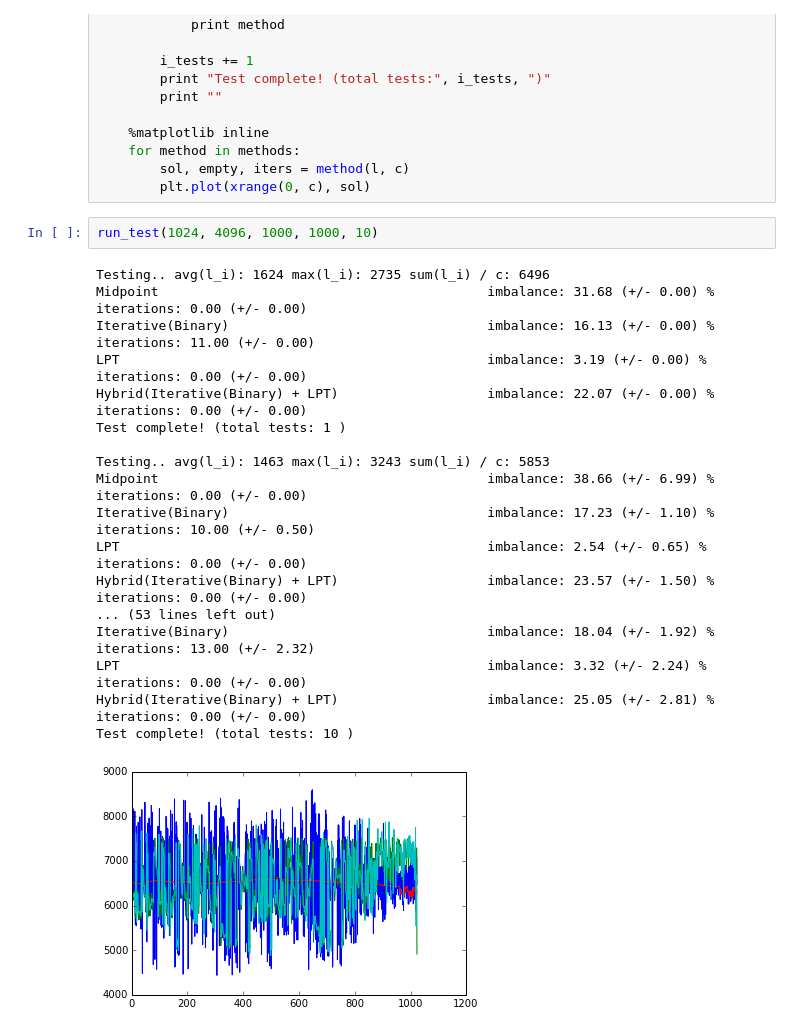
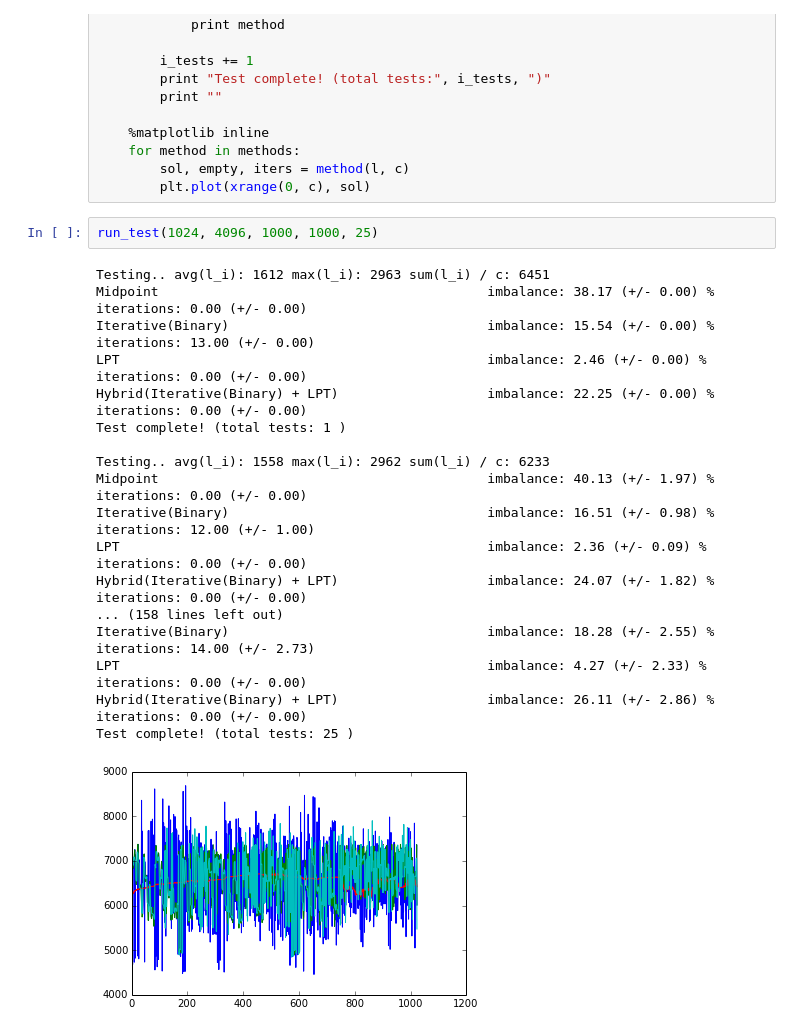
Before and after one commit to meistero/Samoa, a Jupyter notebook: scripts/python/load_balancing.ipynb, the cells around one changed output. Saved outputs shown, nothing was run; the diff lists cells and outputs as text.

```diff
--- a/scripts/python/load_balancing.ipynb
+++ b/scripts/python/load_balancing.ipynb
@@ -338,23 +338,23 @@ def run_test(c, n, mu, sigma, max_tests):
         sol, empty, iters = method(l, c)
         plt.plot(xrange(0, c), sol)
 # %%
-run_test(1024, 4096, 1000, 1000, 10)
+run_test(1024, 4096, 1000, 1000, 25)
 # %% [output]
-Testing.. avg(l_i): 1624 max(l_i): 2735 sum(l_i) / c: 6496
-Midpoint                                          imbalance: 31.68 (+/- 0.00) % iterations: 0.00 (+/- 0.00)
-Iterative(Binary)                                 imbalance: 16.13 (+/- 0.00) % iterations: 11.00 (+/- 0.00)
-LPT                                               imbalance: 3.19 (+/- 0.00) % iterations: 0.00 (+/- 0.00)
-Hybrid(Iterative(Binary) + LPT)                   imbalance: 22.07 (+/- 0.00) % iterations: 0.00 (+/- 0.00)
+Testing.. avg(l_i): 1612 max(l_i): 2963 sum(l_i) / c: 6451
+Midpoint                                          imbalance: 38.17 (+/- 0.00) % iterations: 0.00 (+/- 0.00)
+Iterative(Binary)                                 imbalance: 15.54 (+/- 0.00) % iterations: 13.00 (+/- 0.00)
+LPT                                               imbalance: 2.46 (+/- 0.00) % iterations: 0.00 (+/- 0.00)
+Hybrid(Iterative(Binary) + LPT)                   imbalance: 22.25 (+/- 0.00) % iterations: 0.00 (+/- 0.00)
 Test complete! (total tests: 1 )
 
-Testing.. avg(l_i): 1463 max(l_i): 3243 sum(l_i) / c: 5853
-Midpoint                                          imbalance: 38.66 (+/- 6.99) % iterations: 0.00 (+/- 0.00)
-Iterative(Binary)                                 imbalance: 17.23 (+/- 1.10) % iterations: 10.00 (+/- 0.50)
-LPT                                               imbalance: 2.54 (+/- 0.65) % iterations: 0.00 (+/- 0.00)
-Hybrid(Iterative(Binary) + LPT)                   imbalance: 23.57 (+/- 1.50) % iterations: 0.00 (+/- 0.00)
-... (53 lines left out)
-Iterative(Binary)                                 imbalance: 18.04 (+/- 1.92) % iterations: 13.00 (+/- 2.32)
-LPT                                               imbalance: 3.32 (+/- 2.24) % iterations: 0.00 (+/- 0.00)
-Hybrid(Iterative(Binary) + LPT)                   imbalance: 25.05 (+/- 2.81) % iterations: 0.00 (+/- 0.00)
-Test complete! (total tests: 10 )
+Testing.. avg(l_i): 1558 max(l_i): 2962 sum(l_i) / c: 6233
+Midpoint                                          imbalance: 40.13 (+/- 1.97) % iterations: 0.00 (+/- 0.00)
+Iterative(Binary)                                 imbalance: 16.51 (+/- 0.98) % iterations: 12.00 (+/- 1.00)
+LPT                                               imbalance: 2.36 (+/- 0.09) % iterations: 0.00 (+/- 0.00)
+Hybrid(Iterative(Binary) + LPT)                   imbalance: 24.07 (+/- 1.82) % iterations: 0.00 (+/- 0.00)
+... (158 lines left out)
+Iterative(Binary)                                 imbalance: 18.28 (+/- 2.55) % iterations: 14.00 (+/- 2.73)
+LPT                                               imbalance: 4.27 (+/- 2.33) % iterations: 0.00 (+/- 0.00)
+Hybrid(Iterative(Binary) + LPT)                   imbalance: 26.11 (+/- 2.86) % iterations: 0.00 (+/- 0.00)
+Test complete! (total tests: 25 )
-[figure, old version]
+[figure, new version]
```
Also changed, not shown: 2 other files.
